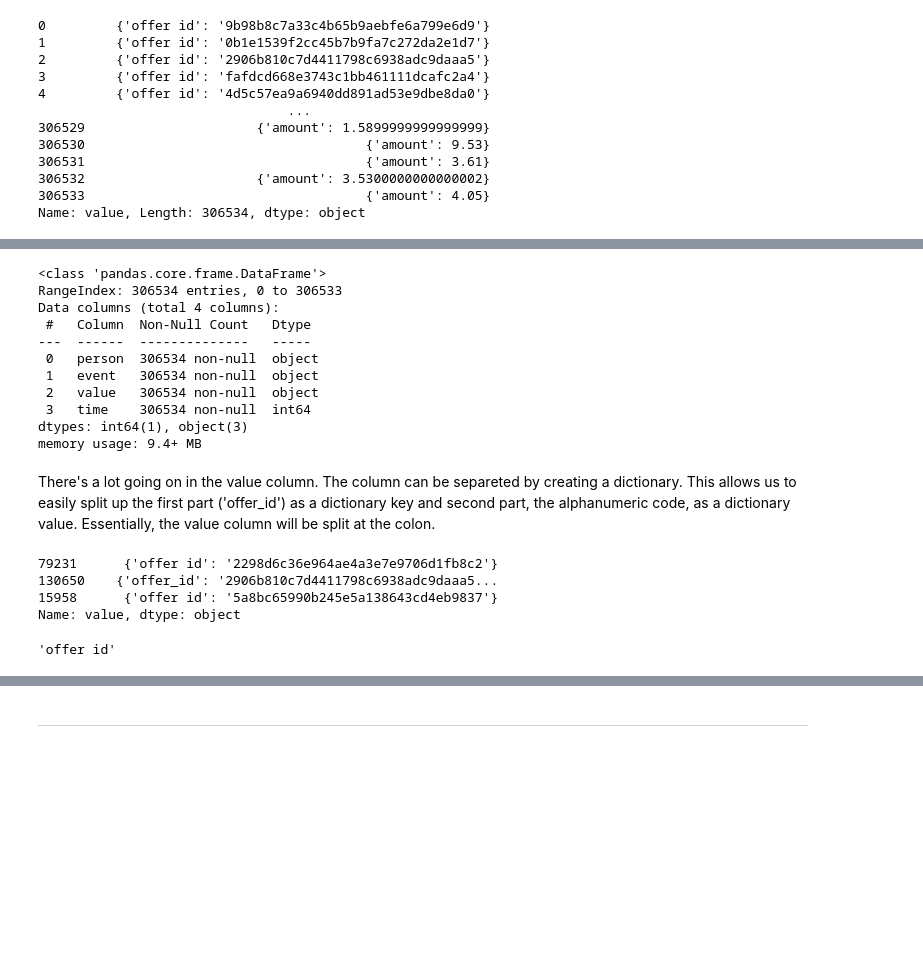
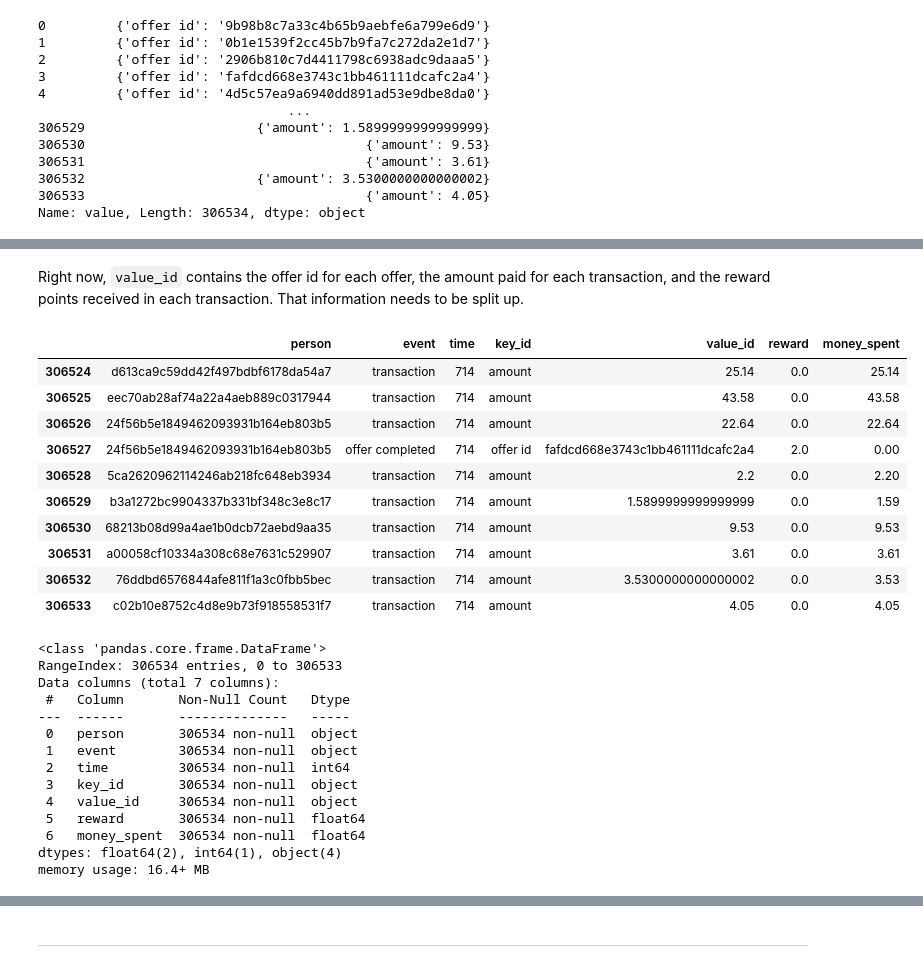
Before and after one commit to jennashinn/starbucks_analysis, a Jupyter notebook: cleaning.ipynb, the cells around one changed output, grey strips where cells are left out. Saved outputs shown, nothing was run; the diff lists cells and outputs as text; code cells hidden in the pictures; blank space fills up the shorter version.

```diff
--- a/cleaning.ipynb
+++ b/cleaning.ipynb
@@ -230,0 +179,7 @@ cleaned_transcript.head()
+# %%
+# Adding the split values back to transcript
+df_transcript = pd.concat([df_transcript, split_values], axis=1)
+
+# Dropping the original 'value' column
+df_transcript.drop(columns=['value'], inplace=True)
+df_transcript.head()
@@ -230,0 +200,2 @@ cleaned_transcript.head()
+# %%
+df_transcript['key_id'] = df_transcript['key_id'].replace('offer_id', 'offer id')
@@ -231,17 +230,47 @@ cleaned_transcript.head()
+# %% [markdown]
+Right now, `value_id` contains the offer id for each offer, the amount paid for each transaction, and the reward points received in each transaction. That information needs to be split up.
+# %%
+transcript = df_transcript.copy()
+
+# Splitting reward values from the offer id where the offer was completed
+transcript.loc[transcript['event'] == 'offer completed', 'reward'] = transcript.loc[transcript['event'] == 'offer completed', 'value_id'].str.split(',').str[1].str.split(':').str[1].astype(int)
+transcript['value_id'] = transcript['value_id'].str.split(',').str[0]
+
+# Splitting amount from each transaction
+transcript.loc[transcript['event'] == 'transaction', 'money_spent'] = transcript.loc[transcript['event'] == 'transaction', 'value_id'].astype(float)
+
+transcript.fillna(0, inplace = True)
+
+transcript.tail(10)
+# %% [output]
+|  | person | event | time | key_id | value_id | reward | money_spent |
+| 306524 | d613ca9c59dd42f497bdbf6178da54a7 | transaction | 714 | amount | 25.14 | 0.0 | 25.14 |
+| 306525 | eec70ab28af74a22a4aeb889c0317944 | transaction | 714 | amount | 43.58 | 0.0 | 43.58 |
+| 306526 | 24f56b5e1849462093931b164eb803b5 | transaction | 714 | amount | 22.64 | 0.0 | 22.64 |
+| 306527 | 24f56b5e1849462093931b164eb803b5 | offer completed | 714 | offer id | fafdcd668e3743c1bb461111dcafc2a4 | 2.0 | 0.00 |
+| 306528 | 5ca2620962114246ab218fc648eb3934 | transaction | 714 | amount | 2.2 | 0.0 | 2.20 |
+| 306529 | b3a1272bc9904337b331bf348c3e8c17 | transaction | 714 | amount | 1.5899999999999999 | 0.0 | 1.59 |
+| 306530 | 68213b08d99a4ae1b0dcb72aebd9aa35 | transaction | 714 | amount | 9.53 | 0.0 | 9.53 |
+| 306531 | a00058cf10334a308c68e7631c529907 | transaction | 714 | amount | 3.61 | 0.0 | 3.61 |
+| 306532 | 76ddbd6576844afe811f1a3c0fbb5bec | transaction | 714 | amount | 3.5300000000000002 | 0.0 | 3.53 |
+| 306533 | c02b10e8752c4d8e9b73f918558531f7 | transaction | 714 | amount | 4.05 | 0.0 | 4.05 |
 # %%
 # No missing data
-df_transcript.info()
+transcript.info()
 # %% [output]
 <class 'pandas.core.frame.DataFrame'>
 RangeIndex: 306534 entries, 0 to 306533
-Data columns (total 4 columns):
- #   Column  Non-Null Count   Dtype
----  ------  --------------   -----
- 0   person  306534 non-null  object
- 1   event   306534 non-null  object
- 2   value   306534 non-null  object
- 3   time    306534 non-null  int64
-dtypes: int64(1), object(3)
-memory usage: 9.4+ MB
+Data columns (total 7 columns):
+ #   Column       Non-Null Count   Dtype
+---  ------       --------------   -----
+ 0   person       306534 non-null  object
+ 1   event        306534 non-null  object
+ 2   time         306534 non-null  int64
+ 3   key_id       306534 non-null  object
+ 4   value_id     306534 non-null  object
+ 5   reward       306534 non-null  float64
+ 6   money_spent  306534 non-null  float64
+dtypes: float64(2), int64(1), object(4)
+memory usage: 16.4+ MB
 # %%
 # Change time to hours_since_start
@@ -249,20 +277,0 @@ df_transcript = df_transcript.rename(columns = {'time' : 'hours_since_start'})
-# %% [markdown]
-There's a lot going on in the value column. The column can be separeted by creating a dictionary. This allows us to easily split up the first part ('offer_id') as a dictionary key and second part, the alphanumeric code, as a dictionary value. Essentially, the value column will be split at the colon.
-# %%
-# Getting value column and turning it into a dictionary
-# to get the keys and values
-values_col = df_transcript['value']
-values_col = values_col.apply(eval)
-
-values_col.sample(3)
-# %% [output]
-79231      {'offer id': '2298d6c36e964ae4a3e7e9706d1fb8c2'}
-130650    {'offer_id': '2906b810c7d4411798c6938adc9daaa5...
-15958      {'offer id': '5a8bc65990b245e5a138643cd4eb9837'}
-Name: value, dtype: object
-# %%
-# Getting everything before the colon
-k = [list(d.keys())[0] for d in values_col]
-k[0]
-# %% [output]
-'offer id'
```
Also changed, not shown: parts of 13 cells of this notebook, 3 other files.
